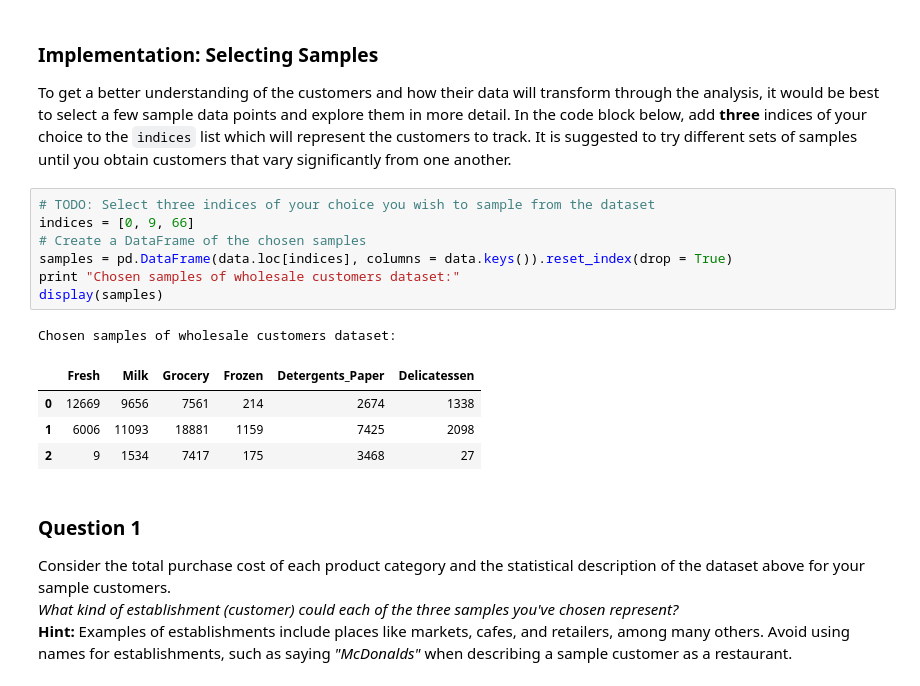
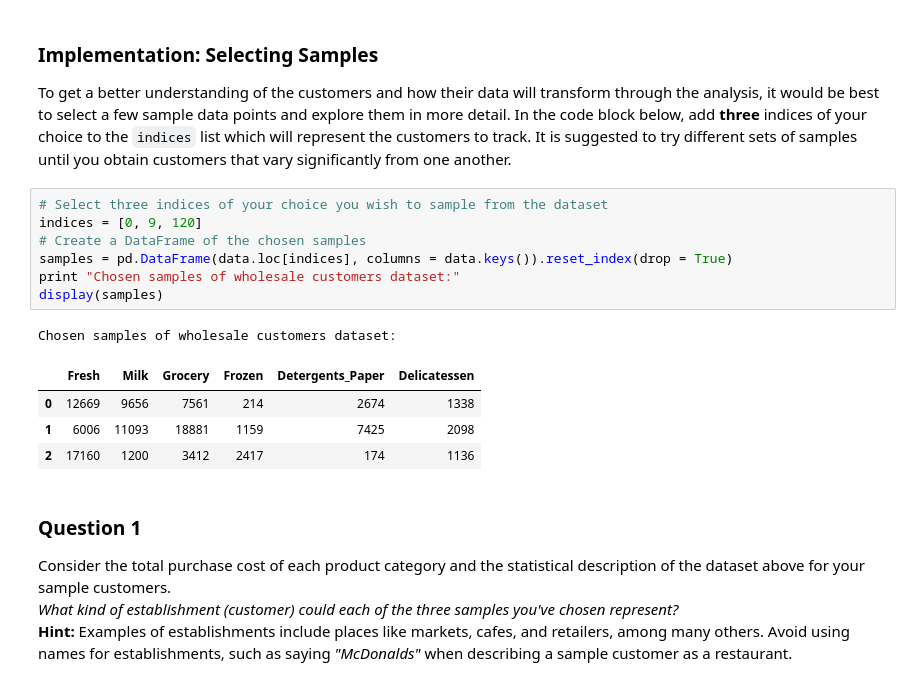
Before and after one commit to airjulio/NanoMachineLearning, a Jupyter notebook: 03_customer_segments/customer_segments.ipynb, the cells around one changed output. Drawn from its saved outputs; the diff is of its cells as text.

```diff
--- a/03_customer_segments/customer_segments.ipynb
+++ b/03_customer_segments/customer_segments.ipynb
@@ -57,18 +57,18 @@ display(data.describe())
 ### Implementation: Selecting Samples
 To get a better understanding of the customers and how their data will transform through the analysis, it would be best to select a few sample data points and explore them in more detail. In the code block below, add **three** indices of your choice to the `indices` list which will represent the customers to track. It is suggested to try different sets of samples until you obtain customers that vary significantly from one another.
 # %%
-# TODO: Select three indices of your choice you wish to sample from the dataset
-indices = [0, 9, 66]
+# Select three indices of your choice you wish to sample from the dataset
+indices = [0, 9, 120]
 # Create a DataFrame of the chosen samples
 samples = pd.DataFrame(data.loc[indices], columns = data.keys()).reset_index(drop = True)
 print "Chosen samples of wholesale customers dataset:"
 display(samples)
 # %% [output]
 Chosen samples of wholesale customers dataset:
 |  | Fresh | Milk | Grocery | Frozen | Detergents_Paper | Delicatessen |
 | 0 | 12669 | 9656 | 7561 | 214 | 2674 | 1338 |
 | 1 | 6006 | 11093 | 18881 | 1159 | 7425 | 2098 |
-| 2 | 9 | 1534 | 7417 | 175 | 3468 | 27 |
+| 2 | 17160 | 1200 | 3412 | 2417 | 174 | 1136 |
 # %% [markdown]
 ### Question 1
 Consider the total purchase cost of each product category and the statistical description of the dataset above for your sample customers.
```
Also changed, not shown: parts of 21 cells of this notebook.
